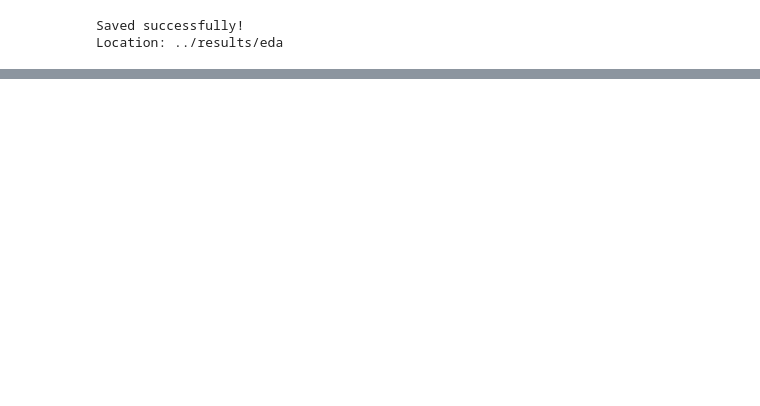
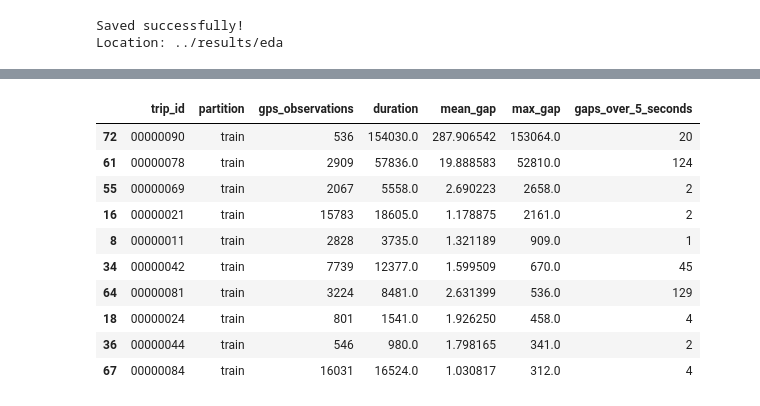
Before and after one commit to idwmu/ML-18_11-E-7, a Jupyter notebook: data_processing/eda.ipynb, the cells around one changed output, grey strips where cells are left out. Saved outputs shown, nothing was run; the diff lists cells and outputs as text; code cells hidden in the pictures; blank space fills up the shorter version.

Commit message:
feat: Investigate GPS timestamp anomaly for EDA

```diff
--- a/data_processing/eda.ipynb
+++ b/data_processing/eda.ipynb
@@ -360,0 +366,35 @@ Location: ../results/eda
+# %%
+# find the trips with the largest gaps
+
+# Rank trips by their maximum timestamp gap
+
+top_gap_trips = df_gps.sort_values(
+    by="max_gap",
+    ascending=False
+)
+
+display(
+    top_gap_trips[
+        [
+            "trip_id",
+            "partition",
+            "gps_observations",
+            "duration",
+            "mean_gap",
+            "max_gap",
+            "gaps_over_5_seconds"
+        ]
+    ].head(10)
+)
+# %% [output]
+|  | trip_id | partition | gps_observations | duration | mean_gap | max_gap | gaps_over_5_seconds |
+| 72 | 00000090 | train | 536 | 154030.0 | 287.906542 | 153064.0 | 20 |
+| 61 | 00000078 | train | 2909 | 57836.0 | 19.888583 | 52810.0 | 124 |
+| 55 | 00000069 | train | 2067 | 5558.0 | 2.690223 | 2658.0 | 2 |
+| 16 | 00000021 | train | 15783 | 18605.0 | 1.178875 | 2161.0 | 2 |
+| 8 | 00000011 | train | 2828 | 3735.0 | 1.321189 | 909.0 | 1 |
+| 34 | 00000042 | train | 7739 | 12377.0 | 1.599509 | 670.0 | 45 |
+| 64 | 00000081 | train | 3224 | 8481.0 | 2.631399 | 536.0 | 129 |
+| 18 | 00000024 | train | 801 | 1541.0 | 1.926250 | 458.0 | 4 |
+| 36 | 00000044 | train | 546 | 980.0 | 1.798165 | 341.0 | 2 |
+| 67 | 00000084 | train | 16031 | 16524.0 | 1.030817 | 312.0 | 4 |
```
Also changed, not shown: parts of 5 cells of this notebook.
